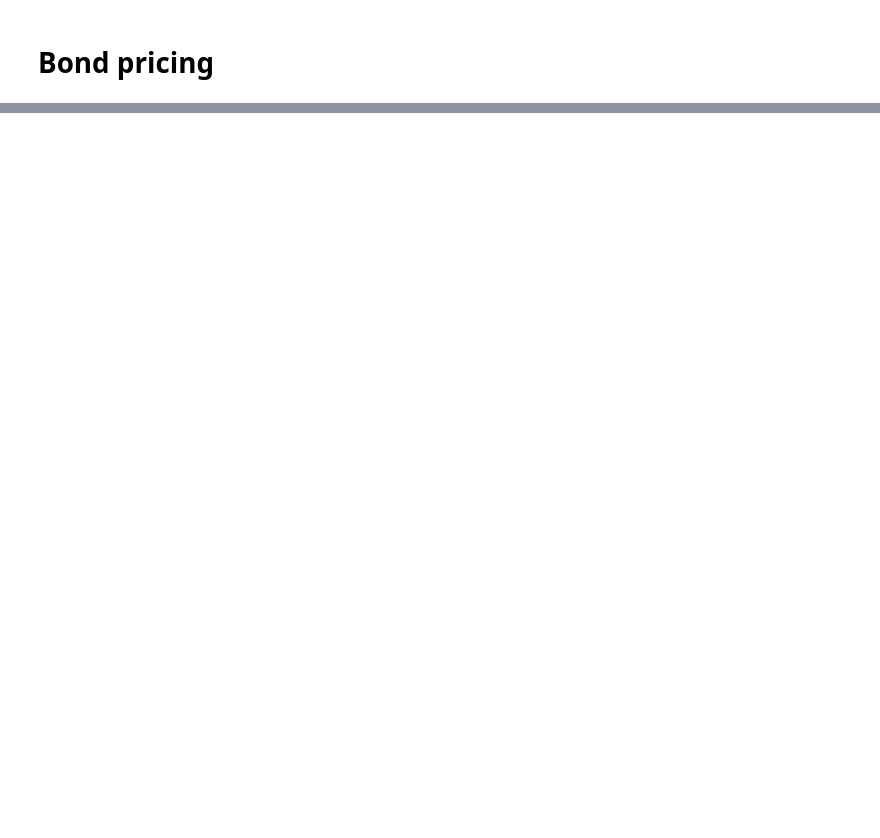
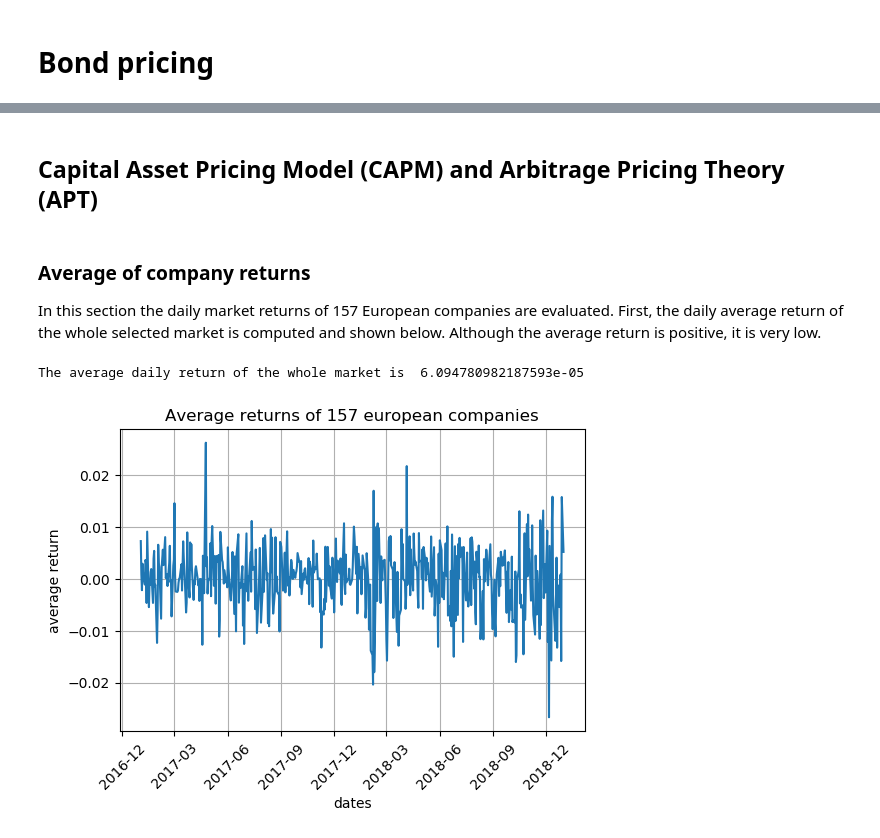
Before and after one commit to ag4015/Signal-Processing-and-Machine-Learning-for-Finance, a Jupyter notebook: Financial Signal Processing Coursework.ipynb, the cells around one changed output, grey strips where cells are left out. Drawn from its saved outputs; the diff is of its cells as text; code cells hidden in the pictures; blank space fills up the shorter version.

```diff
--- a/Financial Signal Processing Coursework.ipynb
+++ b/Financial Signal Processing Coursework.ipynb
@@ -586,0 +599,26 @@ payment = \frac{1}{4}\times (e^{0.12}-10000)
+# %% [markdown]
+## Capital Asset Pricing Model (CAPM) and Arbitrage Pricing Theory (APT)
+# %% [markdown]
+### Average of company returns
+
+In this section the daily market returns of 157 European companies are evaluated. First, the daily average return of the whole selected market is computed and shown below. Although the average return is positive, it is very low.
+# %%
+df = pd.read_csv(r'fsp_case_31_BSD.csv',index_col=0,header=[0,1]).fillna(0)
+avg_returns = df['ret'].mean(axis=1)
+# pdb.set_trace()
+dates = df['ret'].index
+date_axis = [dt.datetime.strptime(d,'%Y-%m-%d').date() for d in dates]
+
+print('The average daily return of the whole market is ', avg_returns.mean())
+
+plt.figure(dpi=100)
+plt.plot(date_axis, avg_returns)
+plt.title('Average returns of 157 european companies')
+plt.xticks(rotation=45)
+plt.xlabel('dates')
+plt.ylabel('average return')
+plt.grid()
+plt.show()
+# %% [output]
+The average daily return of the whole market is  6.094780982187593e-05
+[figure, added]
```
Also changed, not shown: parts of 33 cells of this notebook.
